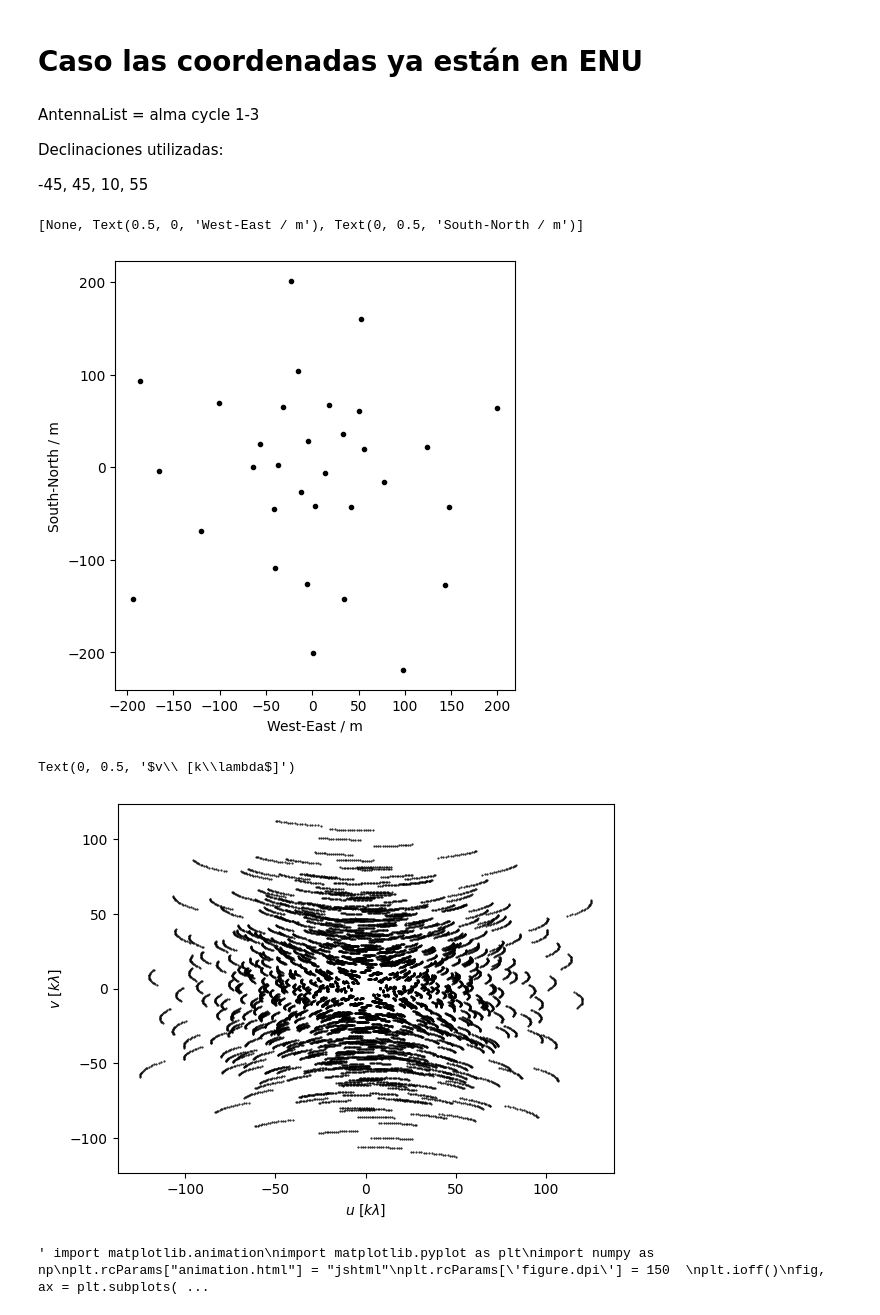
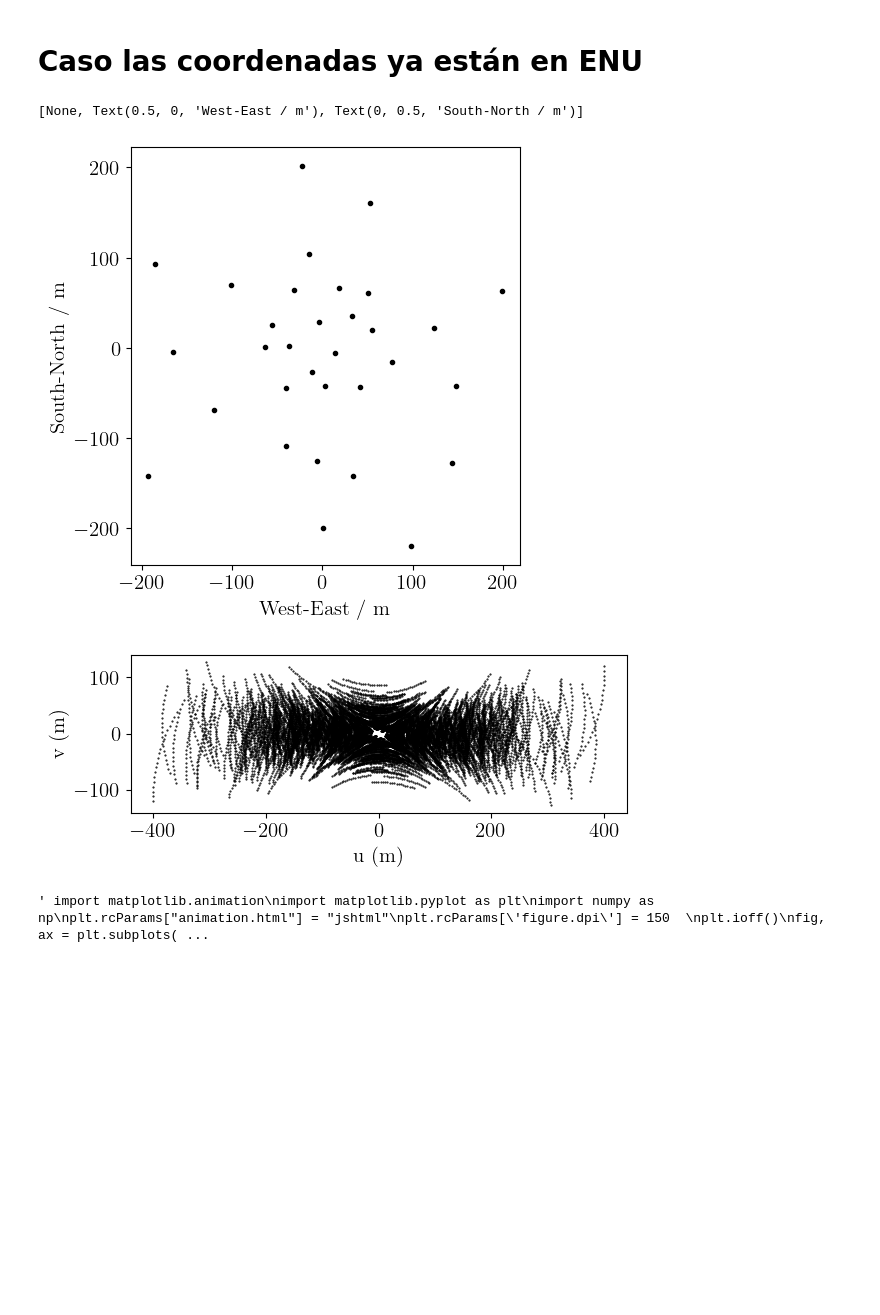
Before and after one commit to MatiasColil/API_Interferometry, a Jupyter notebook: jupyter notebook/interferometer-Copy1.ipynb, the cells around one changed output. Saved outputs shown, nothing was run; the diff lists cells and outputs as text; code cells hidden in the pictures; blank space fills up the shorter version.

```diff
--- a/jupyter notebook/interferometer-Copy1.ipynb
+++ b/jupyter notebook/interferometer-Copy1.ipynb
@@ -201,11 +168,5 @@ Text(0, 0.5, '$v\\ [k\\lambda]$')
 # %% [markdown]
 # Caso las coordenadas ya están en ENU
-# %% [markdown]
-AntennaList = alma cycle 1-3
-
-Declinaciones utilizadas:
-
--45, 45, 10, 55
 # %%
 antenna_config_file = antenna_config_path + "\\alma.cycle1.3.cfg"
 dataENU = np.loadtxt(antenna_config_file, dtype=dtype)
@@ -214,7 +175,7 @@ stack = np.column_stack((dataENU["x"], dataENU["y"], dataENU["z"]))
 # %%
 fig, ax = plt.subplots(layout='constrained')
 
-ax.plot(stack[:,0], stack[:,1], '.k')
+ax.plot(enu_coords[0], enu_coords[1], '.k')
 ax.set(
         aspect=1,
         xlabel='West-East / m',
@@ -222,6 +183,6 @@ ax.set(
 )
 # %% [output]
 [None, Text(0.5, 0, 'West-East / m'), Text(0, 0.5, 'South-North / m')]
-[figure, old version]
+[figure, new version]
 # %%
 # Calculate combinations of pairs of antennas in ENU coordinates
@@ -242,10 +199,10 @@ latitude = telescope_center.to_geodetic().lat.to(u.rad).value
 # %%
-x_equatorial = np.cos(latitude) * np.sin(elevation) - np.sin(latitude) * np.cos(elevation) * np.cos(azimuth)
-y_equatorial = np.cos(elevation) * np.sin(azimuth)
-z_equatorial = np.sin(latitude) * np.sin(elevation) + np.cos(latitude) * np.cos(elevation) * np.cos(azimuth)
+x_equatorial = (np.cos(latitude) * np.sin(elevation) - np.sin(latitude) * np.cos(elevation) * np.cos(azimuth))
+y_equatorial = (np.cos(elevation) * np.sin(azimuth))
+z_equatorial = (np.sin(latitude) * np.sin(elevation) + np.cos(latitude) * np.cos(elevation) * np.cos(azimuth))
 # %%
-baselines = abs_b * np.vstack([x_equatorial, y_equatorial, z_equatorial])
+xyz_equatorial = abs_b * np.vstack([x_equatorial, y_equatorial, z_equatorial])
 # %%
 #HA = np.arange(-0.5*15.*(np.pi/180.), 0.5*15.*(np.pi/180.), 0.1*(np.pi/180.))  # [radians]
 HA = np.arange(-1, 1, 0.1) * np.pi / 12.
-dec = np.radians(10)
+dec = np.radians(55)
@@ -256,11 +209,14 @@ UV_coverage = np.dot(R_complete, baselines)/wavelength/1000
+# %%
+R_matrix = calc_R(HA, dec)
+uvw_meters = np.sum(R_matrix[...,np.newaxis]*xyz_equatorial[np.newaxis,:,np.newaxis,:], axis=1)
 # %%
 fig, ax = plt.subplots()
-ax.scatter(UV_coverage[:, 0],UV_coverage[:,1], c="black", marker=".", s=1)
-ax.set_xlabel(r'$u\ [k\lambda$]')
-ax.set_ylabel(r'$v\ [k\lambda$]')
+ax.scatter(uvw_meters[0],uvw_meters[1], c="black", marker=".", s=1)
+ax.set_xlabel('u (m)')
+ax.set_ylabel('v (m)')
+ax.set_aspect('equal')
 # %% [output]
-Text(0, 0.5, '$v\\ [k\\lambda$]')
-[figure, old version]
+[figure, new version]
 # %%
 """ import matplotlib.animation
 import matplotlib.pyplot as plt
```
Also changed, not shown: parts of 51 cells of this notebook, 6 other files.
